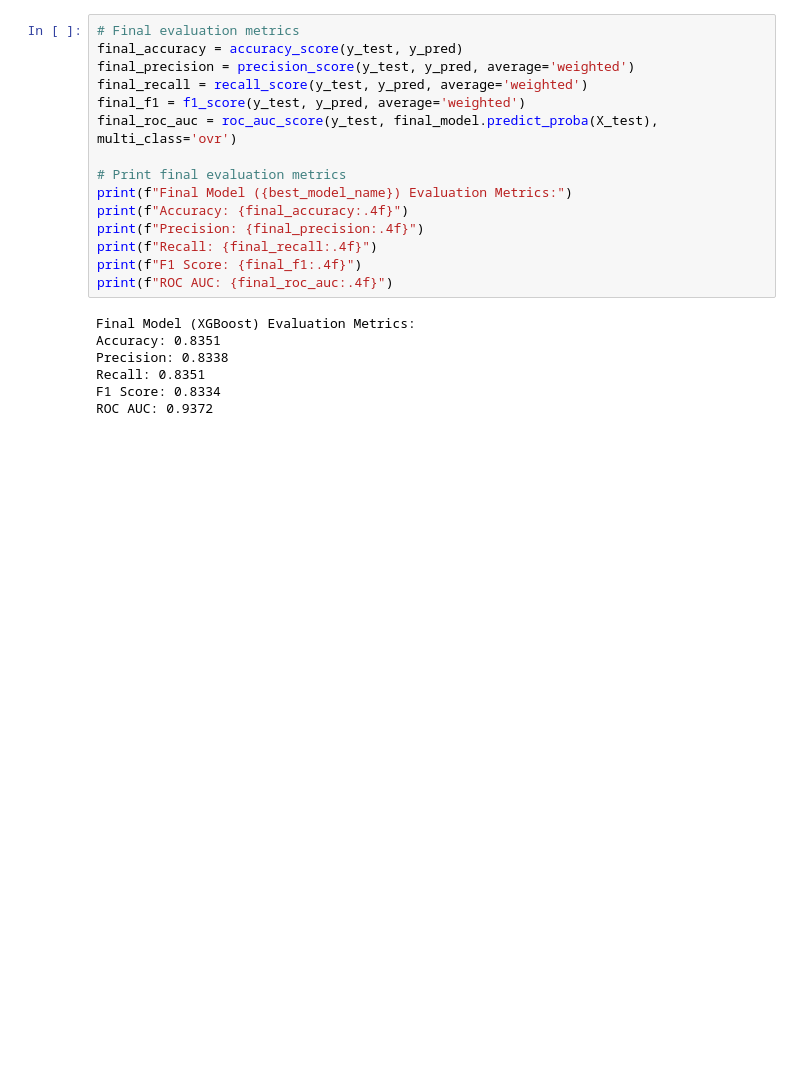
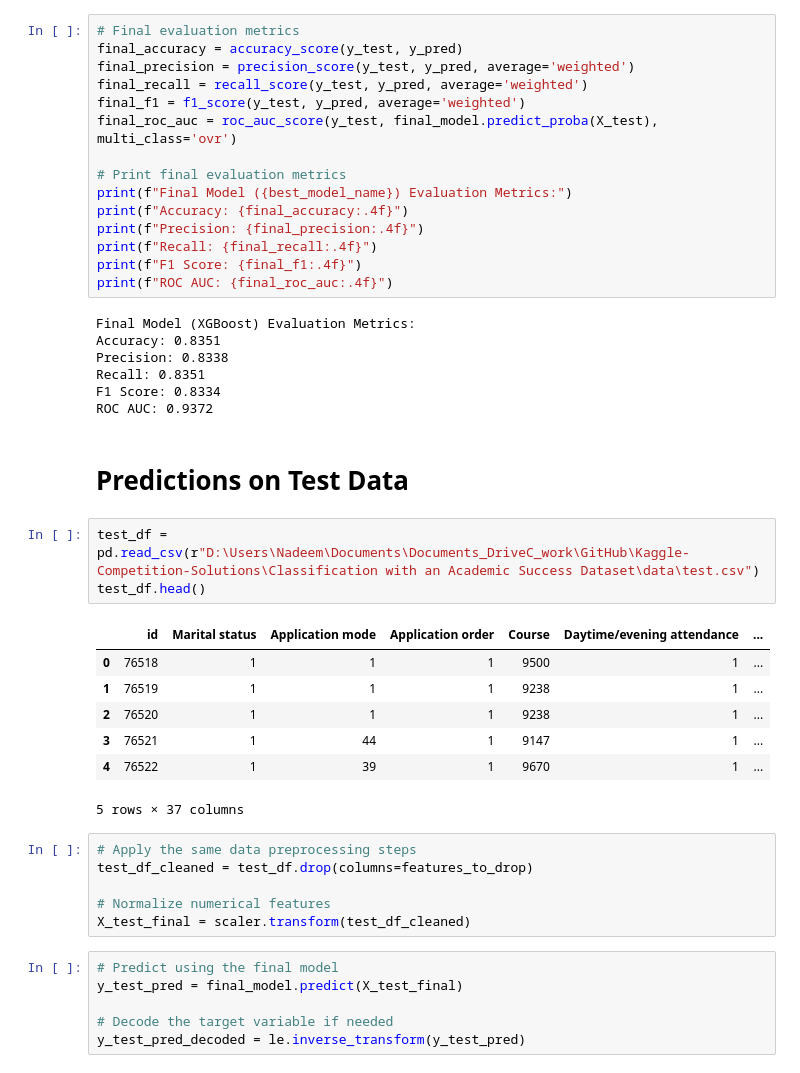
Before and after one commit to fatimaazfar/Kaggle-Competition-Solutions, a Jupyter notebook: Classification with an Academic Success Dataset/code/solution.ipynb, the cells around one changed output. Cells and saved outputs as stored; diff of their text form; blank space fills up the shorter version.

```diff
--- a/Classification with an Academic Success Dataset/code/solution.ipynb
+++ b/Classification with an Academic Success Dataset/code/solution.ipynb
@@ -353,3 +353,28 @@ Precision: 0.8338
 Recall: 0.8351
 F1 Score: 0.8334
 ROC AUC: 0.9372
+# %% [markdown]
+# Predictions on Test Data
+# %%
+test_df = pd.read_csv(r"D:\Users\Nadeem\Documents\Documents_DriveC_work\GitHub\Kaggle-Competition-Solutions\Classification with an Academic Success Dataset\data\test.csv")
+test_df.head()
+# %% [output]
+|  | id | Marital status | Application mode | Application order | Course | Daytime/evening attendance | ... |
+| 0 | 76518 | 1 | 1 | 1 | 9500 | 1 | ... |
+| 1 | 76519 | 1 | 1 | 1 | 9238 | 1 | ... |
+| 2 | 76520 | 1 | 1 | 1 | 9238 | 1 | ... |
+| 3 | 76521 | 1 | 44 | 1 | 9147 | 1 | ... |
+| 4 | 76522 | 1 | 39 | 1 | 9670 | 1 | ... |
+5 rows × 37 columns
+# %%
+# Apply the same data preprocessing steps
+test_df_cleaned = test_df.drop(columns=features_to_drop)
+
+# Normalize numerical features
+X_test_final = scaler.transform(test_df_cleaned)
+# %%
+# Predict using the final model
+y_test_pred = final_model.predict(X_test_final)
+
+# Decode the target variable if needed
+y_test_pred_decoded = le.inverse_transform(y_test_pred)
```
Also changed, not shown: parts of 1 cell of this notebook, 1 other file.
